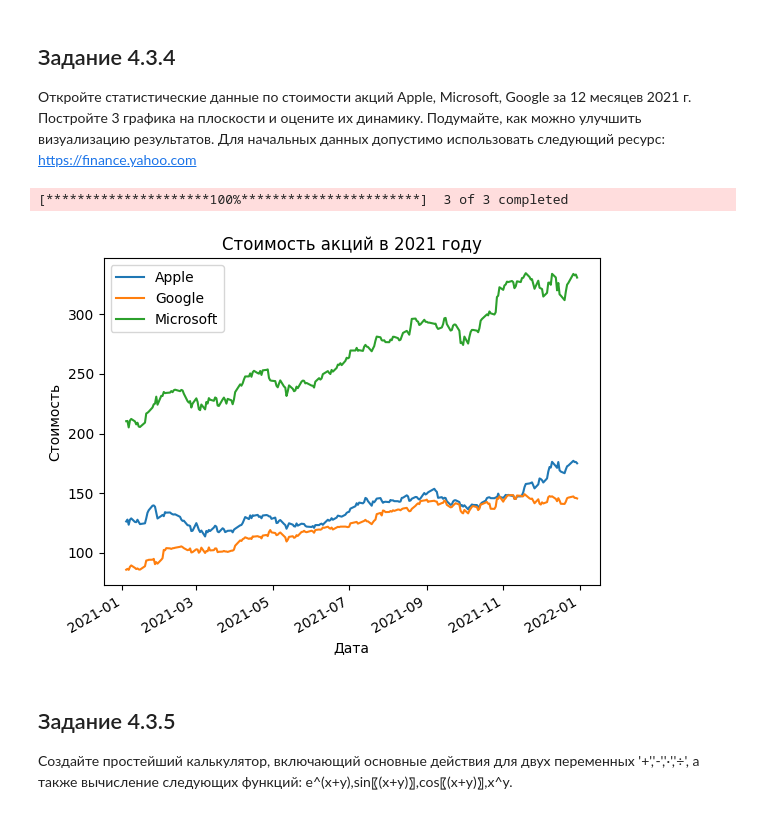
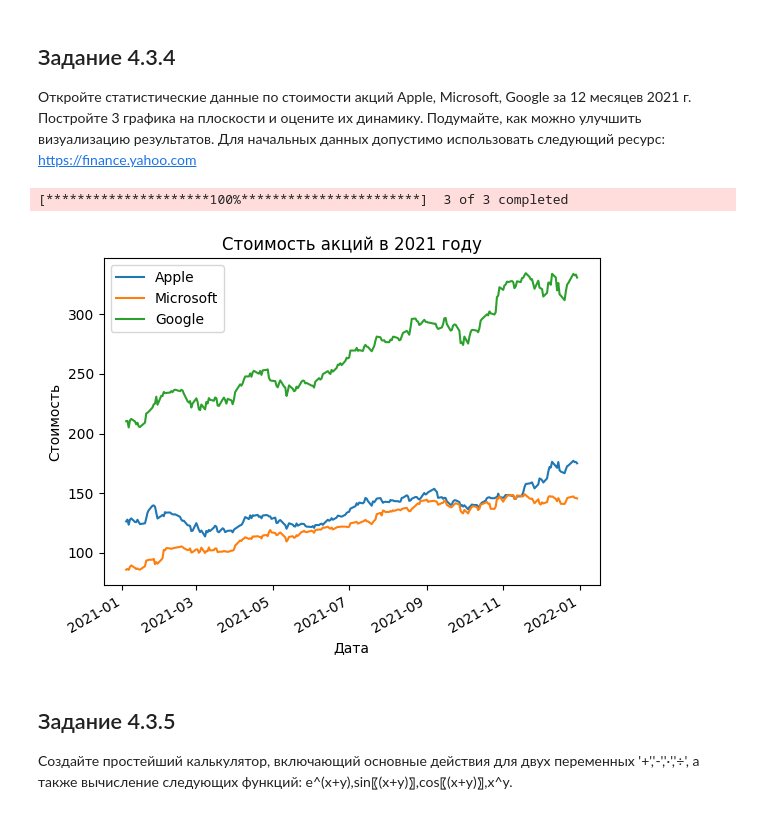
Before and after one commit to liner-exe/mirea, a Jupyter notebook: 1 курс/2 семестр/Искусственный интеллект/Рабочая тетрадь 1.ipynb, the cells around one changed output. Cells and saved outputs as stored; diff of their text form; code cells hidden in the pictures.

```diff
--- a/1 курс/2 семестр/Искусственный интеллект/Рабочая тетрадь 1.ipynb
+++ b/1 курс/2 семестр/Искусственный интеллект/Рабочая тетрадь 1.ipynb
@@ -170,20 +170,20 @@ print(trapz(y))
 # %%
 import yfinance
 
 data = yfinance.download('AAPL, MSFT, GOOGL', '2021-01-01', '2021-12-31')
 
 data['Close'].plot()
 
 plt.xlabel('Дата')
 plt.ylabel('Стоимость')
 plt.title('Стоимость акций в 2021 году')
 
-plt.legend(labels=['Apple', 'Google', 'Microsoft'])
+plt.legend(labels=['Apple', 'Microsoft', 'Google'])
 
 plt.show()
 # %% [output]
 [*********************100%***********************]  3 of 3 completed
-[figure, old version]
+[figure, new version]
 # %% [markdown]
 ## Задание 4.3.5
 
```
Also changed, not shown: parts of 1 cell of this notebook.
